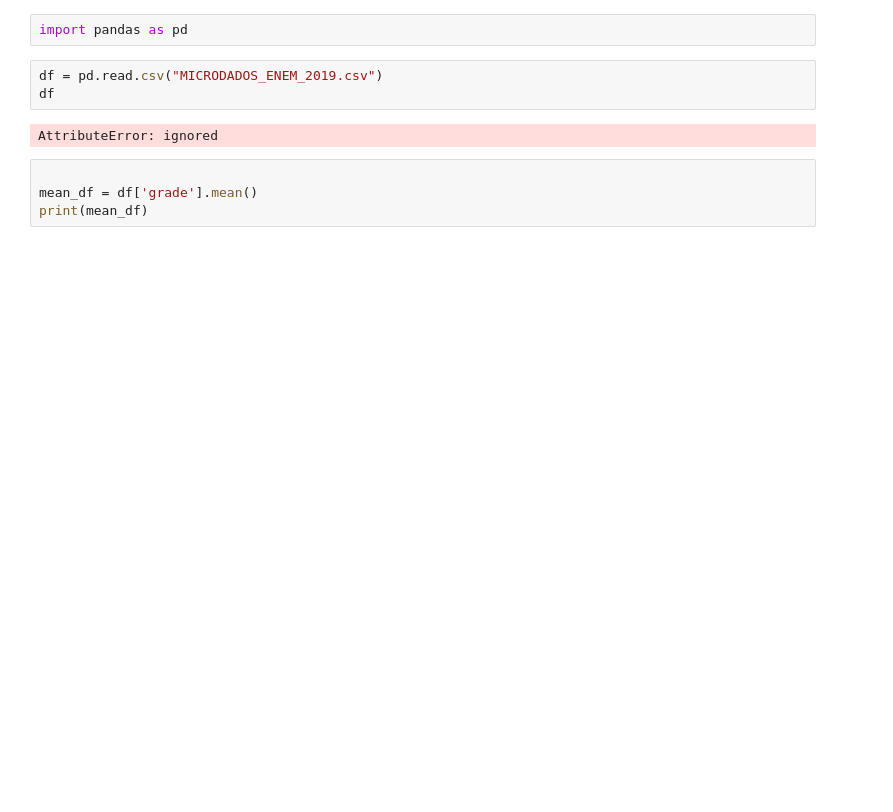
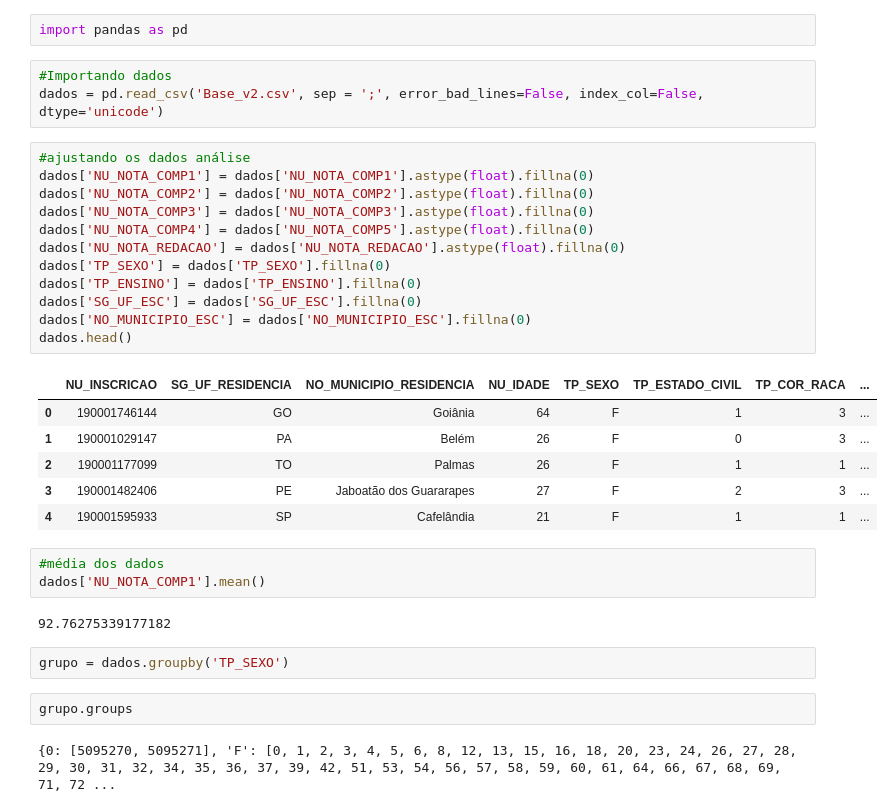
Before and after one commit to Juliana08Santos/Projeto_Enem, a Jupyter notebook: Enem.ipynb, the cells around one changed output. Cells and saved outputs as stored; diff of their text form; blank space fills up the shorter version.

Commit message:
Add files via upload
Analise de dados - média e desvio padrão

```diff
--- a/Enem.ipynb
+++ b/Enem.ipynb
@@ -1,11 +1,35 @@
 # %%
 import pandas as pd
-# %%
-df = pd.read.csv("MICRODADOS_ENEM_2019.csv")
-df
-# %% [output]
-AttributeError: ignored
-# %%
-
-mean_df = df['grade'].mean()
-print(mean_df)
+# %%
+#Importando dados
+dados = pd.read_csv('Base_v2.csv', sep = ';', error_bad_lines=False, index_col=False, dtype='unicode')
+# %%
+#ajustando os dados análise
+dados['NU_NOTA_COMP1'] = dados['NU_NOTA_COMP1'].astype(float).fillna(0)
+dados['NU_NOTA_COMP2'] = dados['NU_NOTA_COMP2'].astype(float).fillna(0)
+dados['NU_NOTA_COMP3'] = dados['NU_NOTA_COMP3'].astype(float).fillna(0)
+dados['NU_NOTA_COMP4'] = dados['NU_NOTA_COMP5'].astype(float).fillna(0)
+dados['NU_NOTA_REDACAO'] = dados['NU_NOTA_REDACAO'].astype(float).fillna(0)
+dados['TP_SEXO'] = dados['TP_SEXO'].fillna(0)
+dados['TP_ENSINO'] = dados['TP_ENSINO'].fillna(0)
+dados['SG_UF_ESC'] = dados['SG_UF_ESC'].fillna(0)
+dados['NO_MUNICIPIO_ESC'] = dados['NO_MUNICIPIO_ESC'].fillna(0)
+dados.head()
+# %% [output]
+|  | NU_INSCRICAO | SG_UF_RESIDENCIA | NO_MUNICIPIO_RESIDENCIA | NU_IDADE | TP_SEXO | TP_ESTADO_CIVIL | TP_COR_RACA | ... |
+| 0 | 190001746144 | GO | Goiânia | 64 | F | 1 | 3 | ... |
+| 1 | 190001029147 | PA | Belém | 26 | F | 0 | 3 | ... |
+| 2 | 190001177099 | TO | Palmas | 26 | F | 1 | 1 | ... |
+| 3 | 190001482406 | PE | Jaboatão dos Guararapes | 27 | F | 2 | 3 | ... |
+| 4 | 190001595933 | SP | Cafelândia | 21 | F | 1 | 1 | ... |
+# %%
+#média dos dados
+dados['NU_NOTA_COMP1'].mean()
+# %% [output]
+92.76275339177182
+# %%
+grupo = dados.groupby('TP_SEXO')
+# %%
+grupo.groups
+# %% [output]
+{0: [5095270, 5095271], 'F': [0, 1, 2, 3, 4, 5, 6, 8, 12, 13, 15, 16, 18, 20, 23, 24, 26, 27, 28, 29, 30, 31, 32, 34, 35, 36, 37, 39, 42, 51, 53, 54, 56, 57, 58, 59, 60, 61, 64, 66, 67, 68, 69, 71, 72 ...
```
Also changed, not shown: parts of 10 cells of this notebook.
